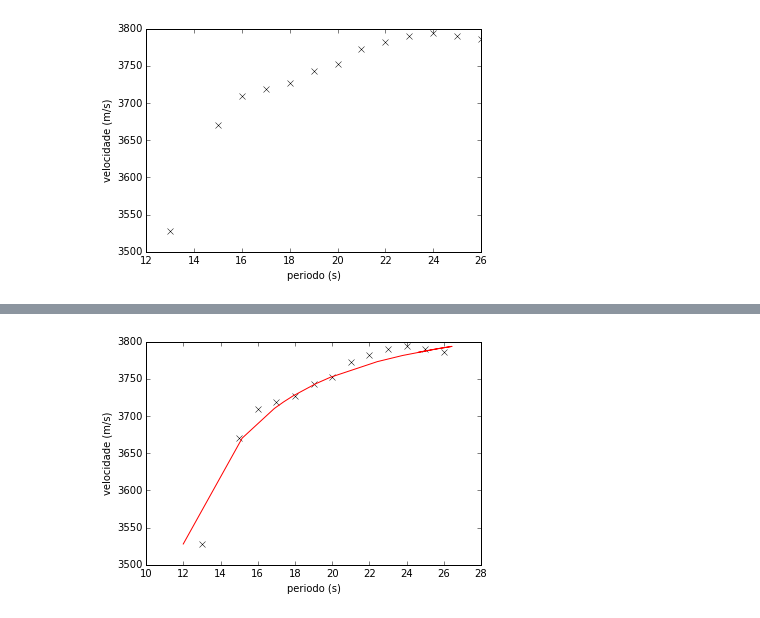
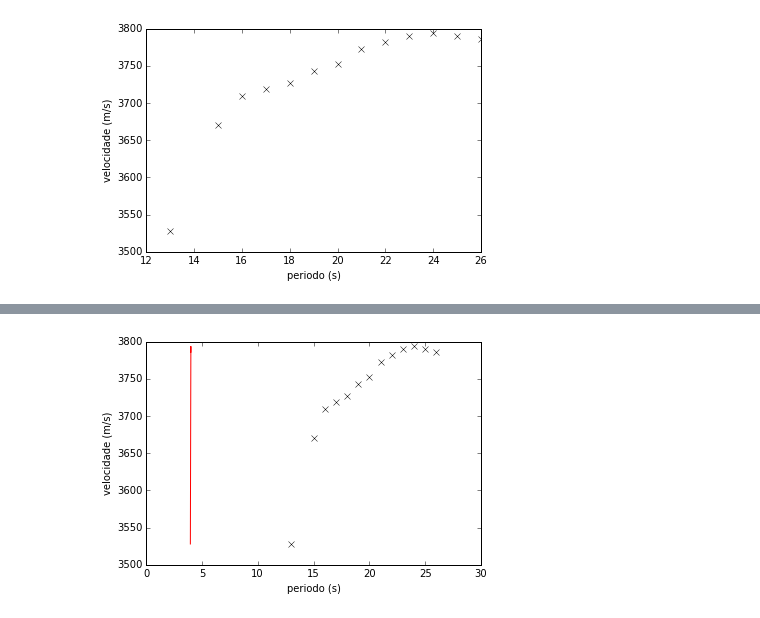
Before and after one commit to leouieda/geofisica2, a Jupyter notebook: notebooks/ondas-superficie.ipynb, the cells around one changed output, grey strips where cells are left out. Saved outputs shown, nothing was run; the diff lists cells and outputs as text; code cells hidden in the pictures.

```diff
--- a/notebooks/ondas-superficie.ipynb
+++ b/notebooks/ondas-superficie.ipynb
@@ -170,16 +180,16 @@ plt.ylabel('velocidade (m/s)')
 # %%
 def modelagem(h, v1, v2, den1, den2):
     T = (2*np.pi*h*np.sqrt(velocidade**2/v1**2 - 1)/velocidade) \
         /np.arctan2(den2*np.sqrt(v2**4 - velocidade**2*v2**2),
                     den1*np.sqrt(velocidade**2*v1**2 - v1**4))
     plt.plot(periodo, velocidade, 'xk', T, velocidade, '-r')
     plt.xlabel('periodo (s)')
     plt.ylabel('velocidade (m/s)')
 widgets.interactive(modelagem,
-                    h=widgets.FloatSliderWidget(min=1000, max=60e3, step=100, value=5000),
-                    v1=widgets.FloatSliderWidget(min=1000, max=5000, step=10, value=2300),
-                    v2=widgets.FloatSliderWidget(min=1000, max=5000, step=10, value=3800),
-                    den1=widgets.FloatSliderWidget(min=1000, max=4000, step=100, value=1900),
-                    den2=widgets.FloatSliderWidget(min=1000, max=4000, step=100, value=2700))
+                    h=widgets.FloatSliderWidget(min=1000, max=60e3, step=100, value=1000),
+                    v1=widgets.FloatSliderWidget(min=1000, max=5000, step=10, value=1000),
+                    v2=widgets.FloatSliderWidget(min=3000, max=5000, step=10, value=5000),
+                    den1=widgets.FloatSliderWidget(min=1000, max=4000, step=100, value=1000),
+                    den2=widgets.FloatSliderWidget(min=1000, max=4000, step=100, value=4000))
 # %% [output]
-[figure, old version]
+[figure, new version]
```
Also changed, not shown: parts of 11 cells of this notebook.
